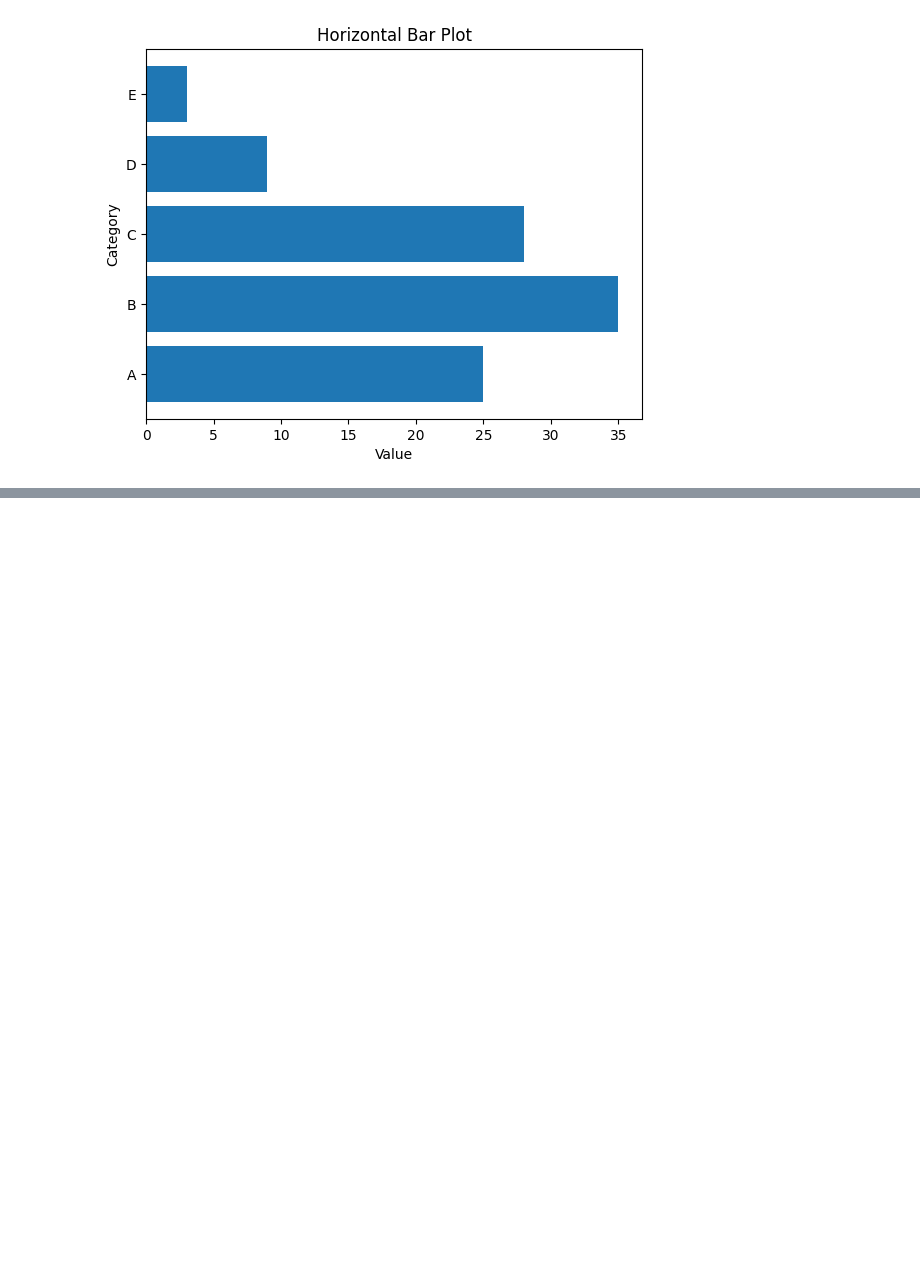
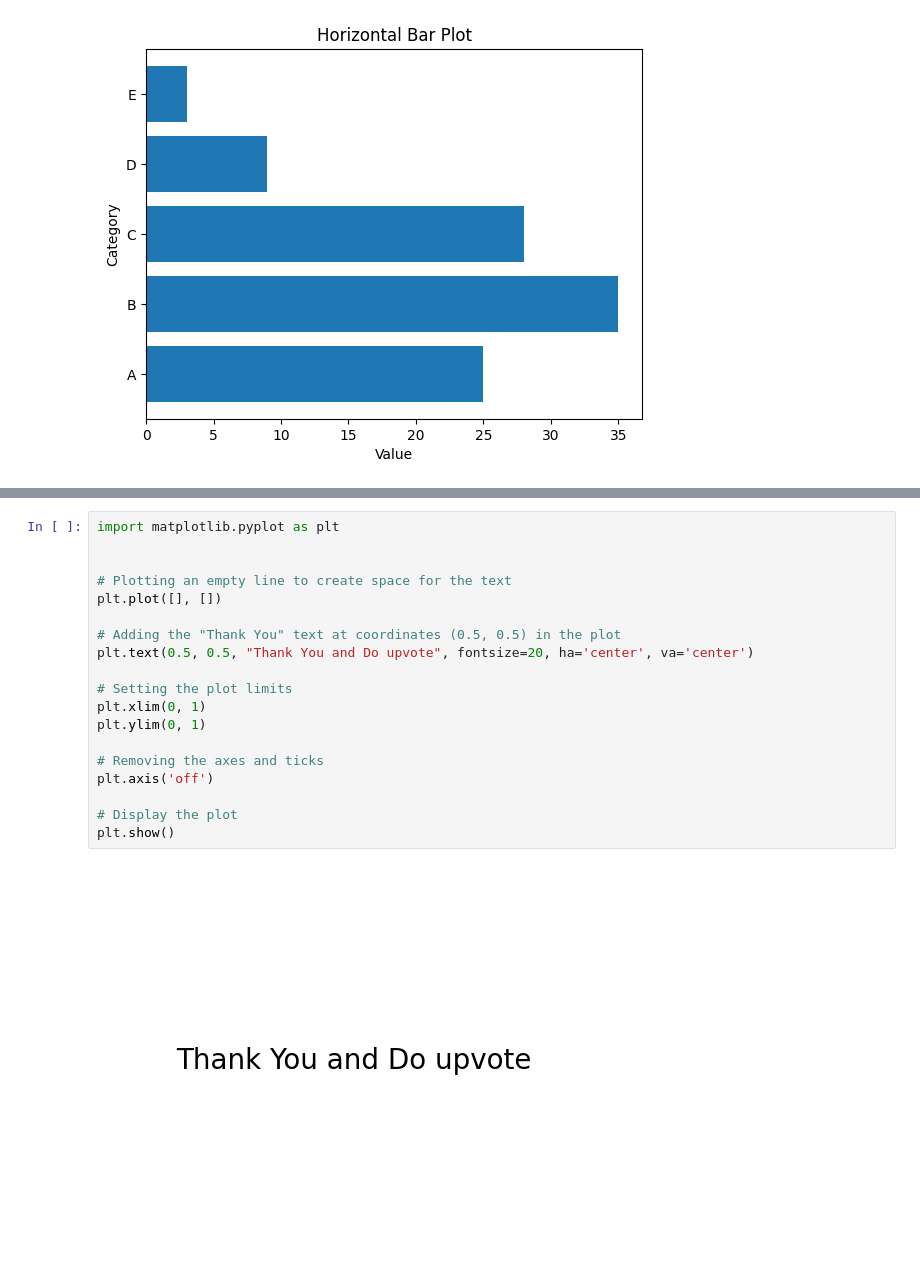
Before and after one commit to Darshan0902/Plots-of-data-Visualizations, a Jupyter notebook: multiple-plots-for-data-visualizations.ipynb, the cells around one changed output, grey strips where cells are left out. Drawn from its saved outputs; the diff is of its cells as text; blank space fills up the shorter version.

```diff
--- a/multiple-plots-for-data-visualizations.ipynb
+++ b/multiple-plots-for-data-visualizations.ipynb
@@ -215,0 +375,21 @@ Thank you for going through my project , I hope you learnt all the basics of thi
+# %%
+import matplotlib.pyplot as plt
+
+
+# Plotting an empty line to create space for the text
+plt.plot([], [])
+
+# Adding the "Thank You" text at coordinates (0.5, 0.5) in the plot
+plt.text(0.5, 0.5, "Thank You and Do upvote", fontsize=20, ha='center', va='center')
+
+# Setting the plot limits
+plt.xlim(0, 1)
+plt.ylim(0, 1)
+
+# Removing the axes and ticks
+plt.axis('off')
+
+# Display the plot
+plt.show()
+# %% [output]
+[figure, added]
```
Also changed, not shown: parts of 24 cells of this notebook.
